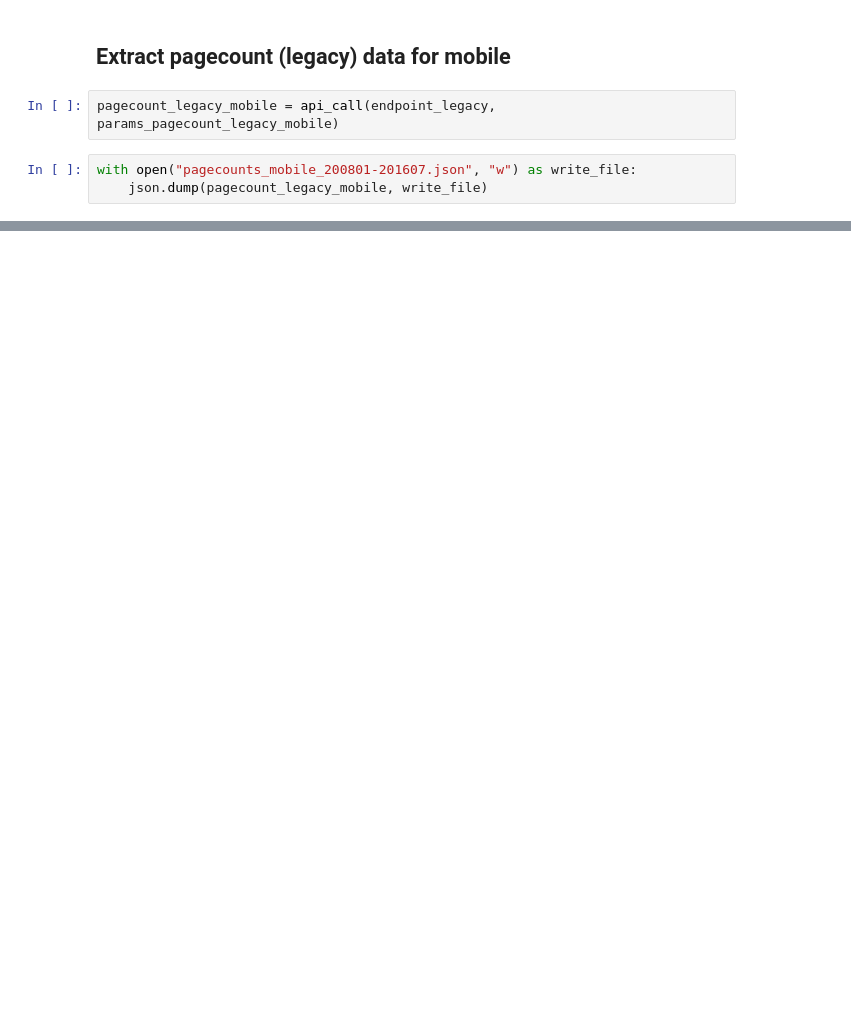
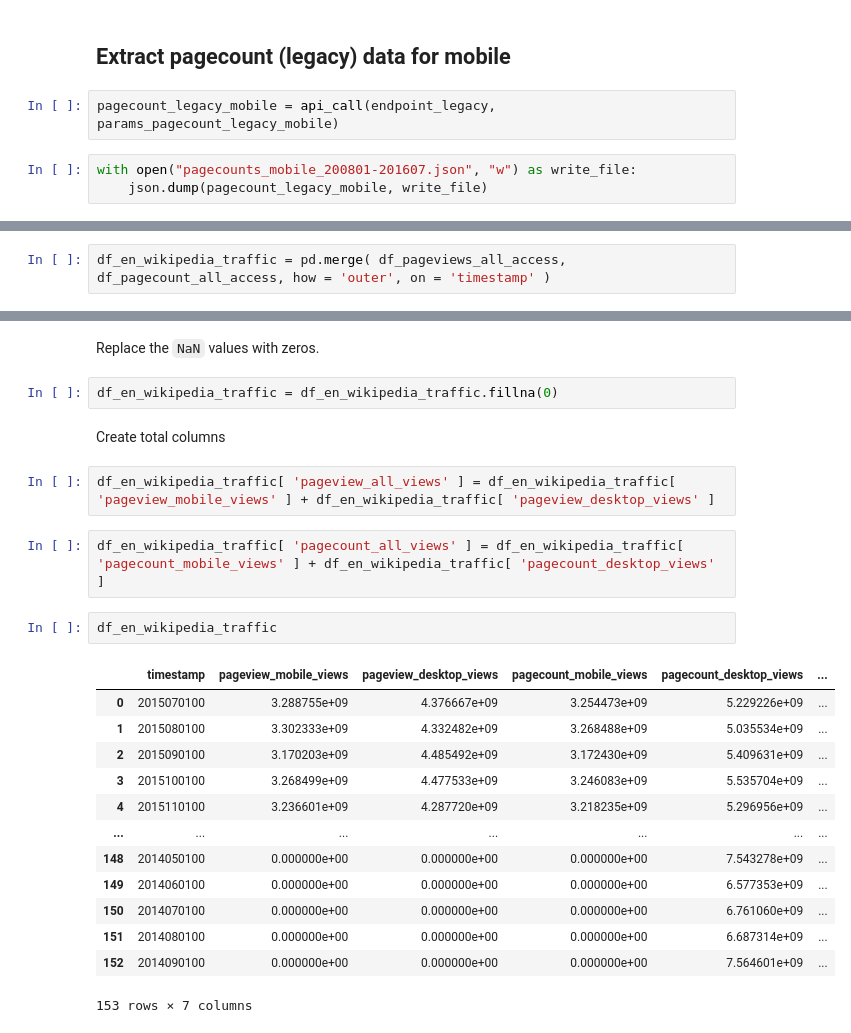
Before and after one commit to carljparker/data-512, a Jupyter notebook: data-512-a1/data-512-a1.ipynb, the cells around one changed output, grey strips where cells are left out. Drawn from its saved outputs; the diff is of its cells as text; blank space fills up the shorter version.

```diff
--- a/data-512-a1/data-512-a1.ipynb
+++ b/data-512-a1/data-512-a1.ipynb
@@ -235,0 +519,2 @@ pandas.read_json( json.dumps( pagecount_legacy_mobile[ 'items' ] ), orient='reco
+# %%
+df_en_wikipedia_traffic = pd.merge( df_pageviews_all_access, df_pagecount_all_access, how = 'outer', on = 'timestamp' )
@@ -235,0 +537,26 @@ pandas.read_json( json.dumps( pagecount_legacy_mobile[ 'items' ] ), orient='reco
+# %% [markdown]
+Replace the `NaN` values with zeros.
+# %%
+df_en_wikipedia_traffic = df_en_wikipedia_traffic.fillna(0)
+# %% [markdown]
+Create total columns
+# %%
+df_en_wikipedia_traffic[ 'pageview_all_views' ] = df_en_wikipedia_traffic[ 'pageview_mobile_views' ] + df_en_wikipedia_traffic[ 'pageview_desktop_views' ]
+# %%
+df_en_wikipedia_traffic[ 'pagecount_all_views' ] = df_en_wikipedia_traffic[ 'pagecount_mobile_views' ] + df_en_wikipedia_traffic[ 'pagecount_desktop_views' ]
+# %%
+df_en_wikipedia_traffic
+# %% [output]
+|  | timestamp | pageview_mobile_views | pageview_desktop_views | pagecount_mobile_views | pagecount_desktop_views | ... |
+| 0 | 2015070100 | 3.288755e+09 | 4.376667e+09 | 3.254473e+09 | 5.229226e+09 | ... |
+| 1 | 2015080100 | 3.302333e+09 | 4.332482e+09 | 3.268488e+09 | 5.035534e+09 | ... |
+| 2 | 2015090100 | 3.170203e+09 | 4.485492e+09 | 3.172430e+09 | 5.409631e+09 | ... |
+| 3 | 2015100100 | 3.268499e+09 | 4.477533e+09 | 3.246083e+09 | 5.535704e+09 | ... |
+| 4 | 2015110100 | 3.236601e+09 | 4.287720e+09 | 3.218235e+09 | 5.296956e+09 | ... |
+| ... | ... | ... | ... | ... | ... | ... |
+| 148 | 2014050100 | 0.000000e+00 | 0.000000e+00 | 0.000000e+00 | 7.543278e+09 | ... |
+| 149 | 2014060100 | 0.000000e+00 | 0.000000e+00 | 0.000000e+00 | 6.577353e+09 | ... |
+| 150 | 2014070100 | 0.000000e+00 | 0.000000e+00 | 0.000000e+00 | 6.761060e+09 | ... |
+| 151 | 2014080100 | 0.000000e+00 | 0.000000e+00 | 0.000000e+00 | 6.687314e+09 | ... |
+| 152 | 2014090100 | 0.000000e+00 | 0.000000e+00 | 0.000000e+00 | 7.564601e+09 | ... |
+153 rows × 7 columns
```
Also changed, not shown: parts of 72 cells of this notebook, 1 other file.
